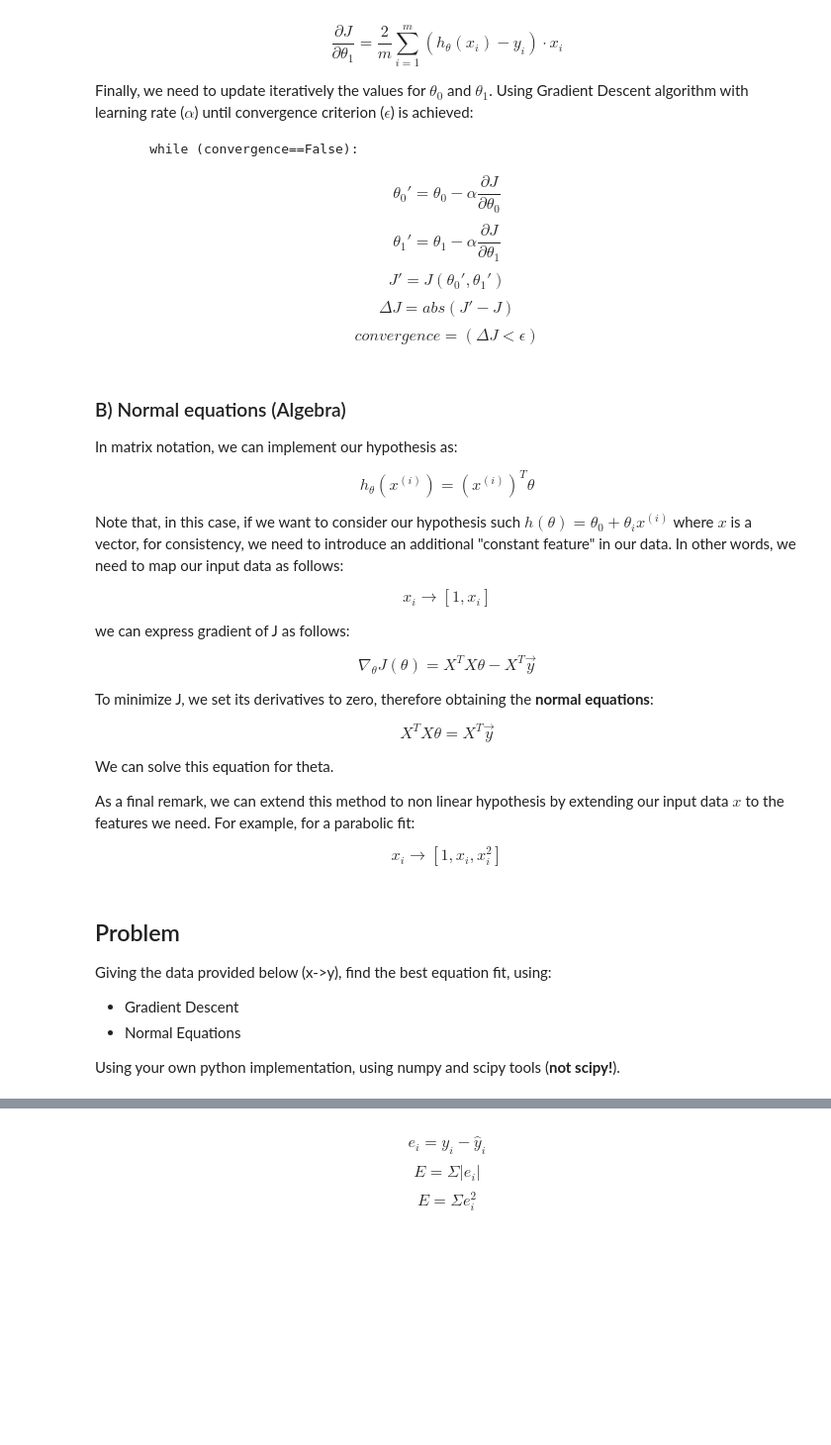
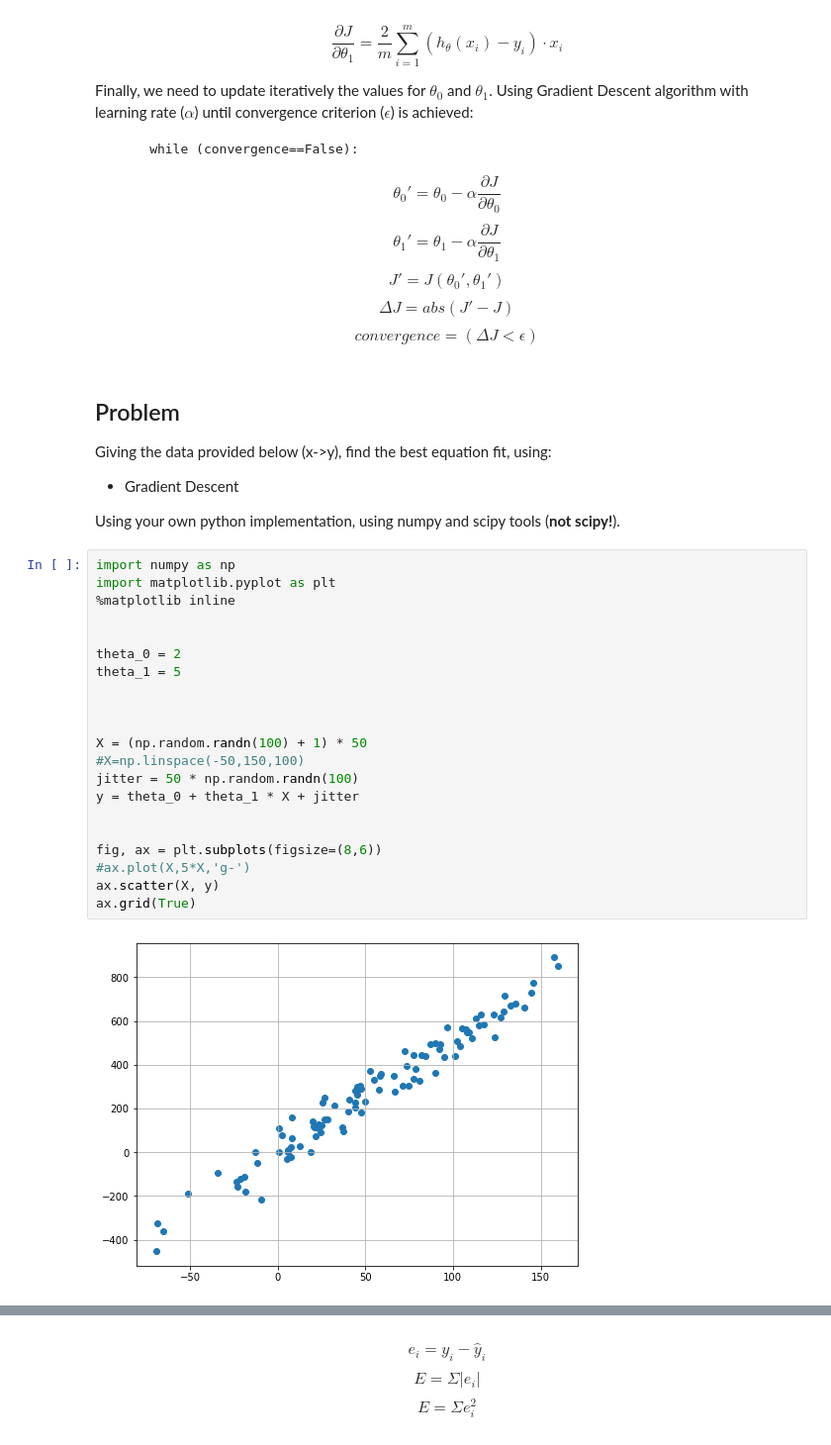
Before and after one commit to PacoRodriguezLozano/python_algebra_DS, a Jupyter notebook: Implementing_Linear_Regression_with_Python.ipynb, the cells around one changed output, grey strips where cells are left out. Shown: that part at 99% size. Saved outputs shown, nothing was run; the diff lists cells and outputs as text; blank space fills up the shorter version.

```diff
--- a/Implementing_Linear_Regression_with_Python.ipynb
+++ b/Implementing_Linear_Regression_with_Python.ipynb
@@ -50,36 +48,34 @@ $$\theta_1' = \theta_1 - \alpha \frac{\partial J}{\partial\theta_1} $$
 $$J' = J(\theta_0',\theta_1')$$
 $$\Delta J = abs(J'-J)$$
 $$ convergence = (\Delta J < \epsilon)$$
-# %% [markdown]
-### B) Normal equations (Algebra)
-
-In matrix notation, we can implement our hypothesis as:
-
-$$h_\theta (x^{(i)})=(x^{(i)})^T \theta$$
-
-Note that, in this case, if we want to consider our hypothesis such $h(\theta) = \theta_0 + \theta_i x^{(i)}$ where $x$ is a vector, for consistency, we need to introduce an additional "constant feature" in our data. In other words, we need to map our input data as follows:
-
-$$x_i \rightarrow [1,x_i]$$
-
-we can express gradient of J as follows:
-
-$$\nabla_{\theta} J(\theta) = X^T X \theta - X^T \vec{y}$$
-
-To minimize J, we set its derivatives to zero, therefore obtaining the **normal equations**:
-
-$$ X^T X \theta = X^T \vec{y}$$
-
-We can solve this equation for theta.
-
-As a final remark, we can extend this method to non linear hypothesis by extending our input data $x$ to the features we need. For example, for a parabolic fit:
-
-$$x_i \rightarrow [1,x_i,x_i^2]$$
 # %% [markdown]
 ## Problem
 
 Giving the data provided below (x->y), find the best equation fit, using:
 
 * Gradient Descent
-* Normal Equations
 
 Using your own python implementation, using numpy and scipy tools (**not scipy!**).
+# %%
+import numpy as np
+import matplotlib.pyplot as plt
+%matplotlib inline
+
+
+theta_0 = 2
+theta_1 = 5
+
+
+
+X = (np.random.randn(100) + 1) * 50
+#X=np.linspace(-50,150,100)
+jitter = 50 * np.random.randn(100)
+y = theta_0 + theta_1 * X + jitter
+
+
+fig, ax = plt.subplots(figsize=(8,6))
+#ax.plot(X,5*X,'g-')
+ax.scatter(X, y)
+ax.grid(True)
+# %% [output]
+[figure, added]
```
Also changed, not shown: parts of 15 cells of this notebook.
